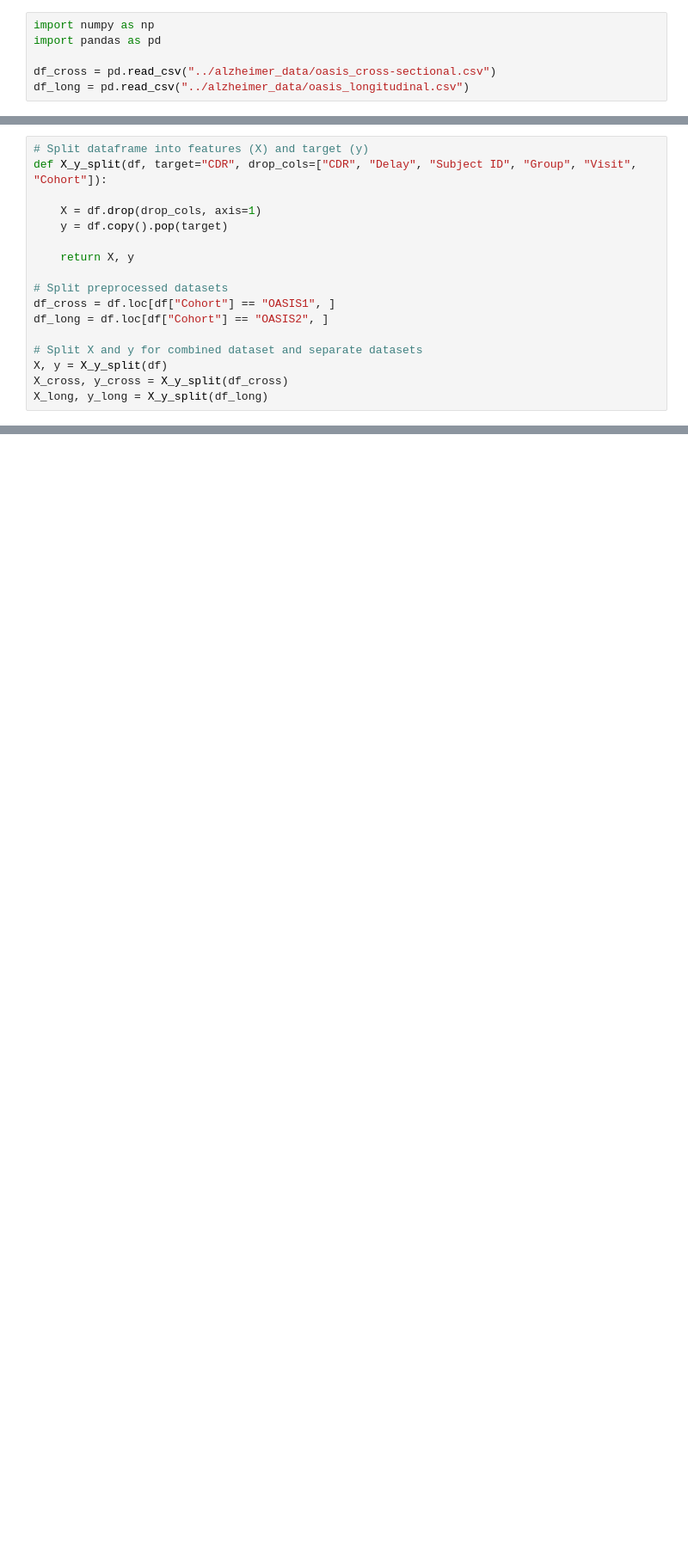
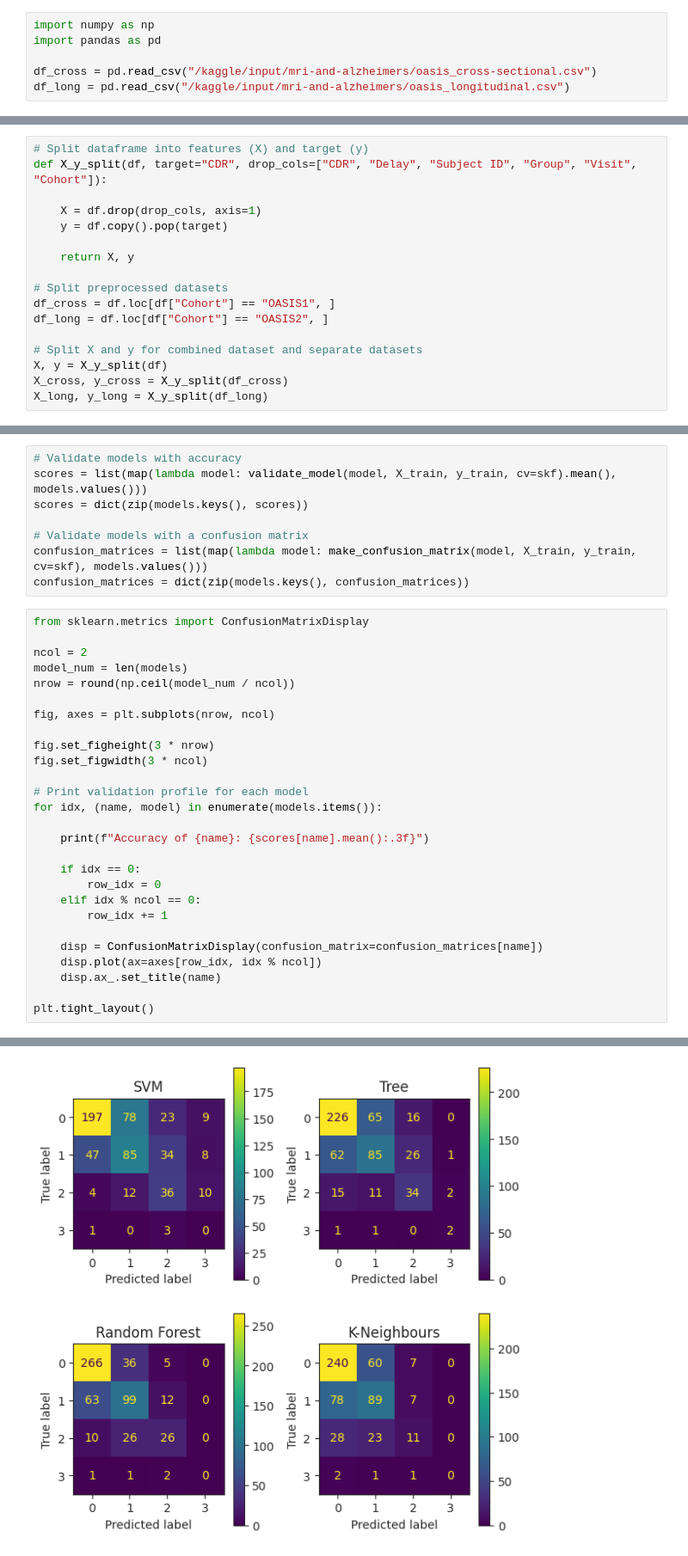
Before and after one commit to RiboRings/AlzheimerPrediction, a Jupyter notebook: learning-about-ad.ipynb, the cells around one changed output, grey strips where cells are left out. Shown at 86% size. Saved outputs shown, nothing was run; the diff lists cells and outputs as text; blank space fills up the shorter version.

```diff
--- a/learning-about-ad.ipynb
+++ b/learning-about-ad.ipynb
@@ -20,8 +4,8 @@ Resolving deltas: 100% (2/2), done.
 import numpy as np
 import pandas as pd
 
-df_cross = pd.read_csv("../alzheimer_data/oasis_cross-sectional.csv")
-df_long = pd.read_csv("../alzheimer_data/oasis_longitudinal.csv")
+df_cross = pd.read_csv("/kaggle/input/mri-and-alzheimers/oasis_cross-sectional.csv")
+df_long = pd.read_csv("/kaggle/input/mri-and-alzheimers/oasis_longitudinal.csv")
 # %% [markdown]
 # Preprocessing
 # %%
@@ -200,0 +308,36 @@ print(f"Baseline performance for longitudinal data: {baseline_performance(X_long
+# %%
+# Validate models with accuracy
+scores = list(map(lambda model: validate_model(model, X_train, y_train, cv=skf).mean(), models.values()))
+scores = dict(zip(models.keys(), scores))
+
+# Validate models with a confusion matrix
+confusion_matrices = list(map(lambda model: make_confusion_matrix(model, X_train, y_train, cv=skf), models.values()))
+confusion_matrices = dict(zip(models.keys(), confusion_matrices))
+# %%
+from sklearn.metrics import ConfusionMatrixDisplay
+
+ncol = 2
+model_num = len(models)
+nrow = round(np.ceil(model_num / ncol))
+
+fig, axes = plt.subplots(nrow, ncol)
+
+fig.set_figheight(3 * nrow)
+fig.set_figwidth(3 * ncol)
+
+# Print validation profile for each model
+for idx, (name, model) in enumerate(models.items()):
+
+    print(f"Accuracy of {name}: {scores[name].mean():.3f}")
+
+    if idx == 0:
+        row_idx = 0
+    elif idx % ncol == 0:
+        row_idx += 1
+
+    disp = ConfusionMatrixDisplay(confusion_matrix=confusion_matrices[name])
+    disp.plot(ax=axes[row_idx, idx % ncol])
+    disp.ax_.set_title(name)
+
+plt.tight_layout()
+# %% [output]
@@ -200,0 +348 @@ print(f"Baseline performance for longitudinal data: {baseline_performance(X_long
+[figure, added]
```
Also changed, not shown: parts of 23 cells of this notebook.
